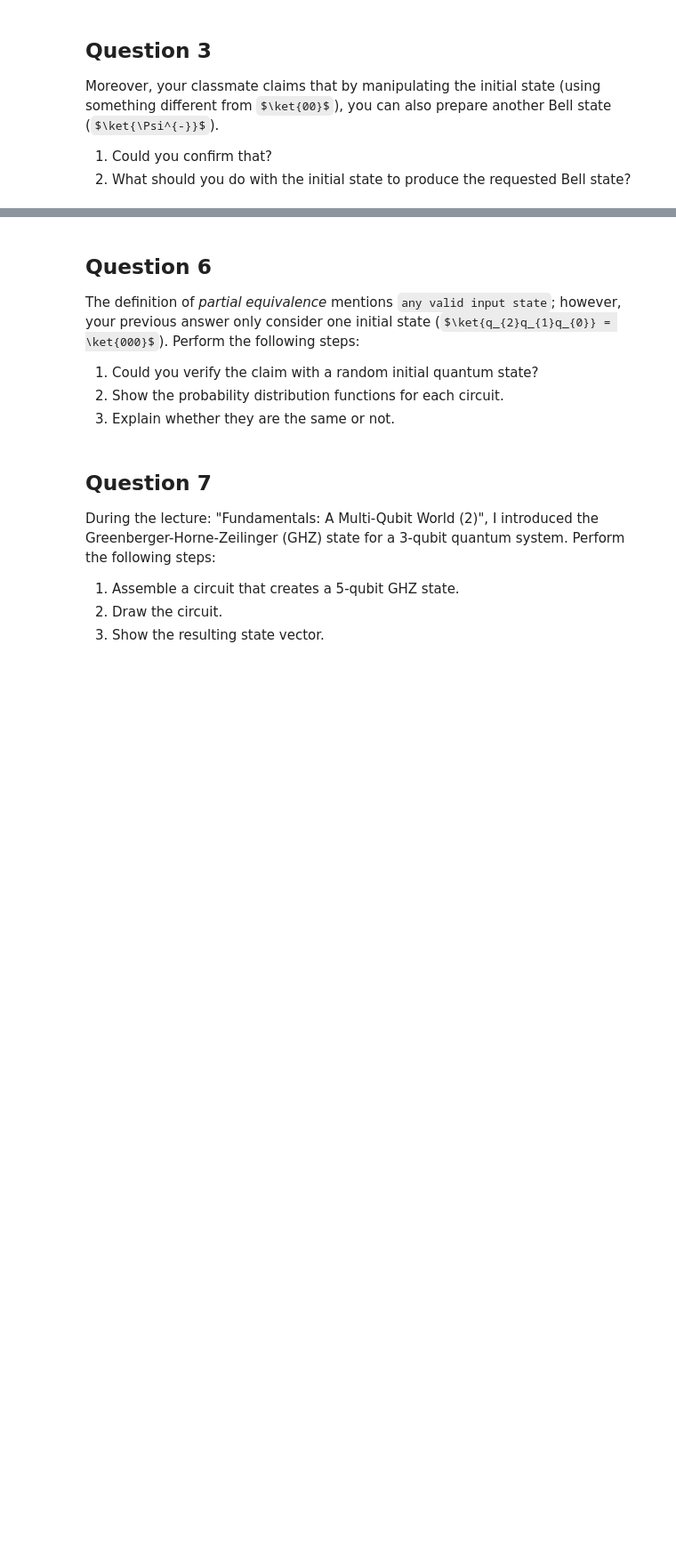
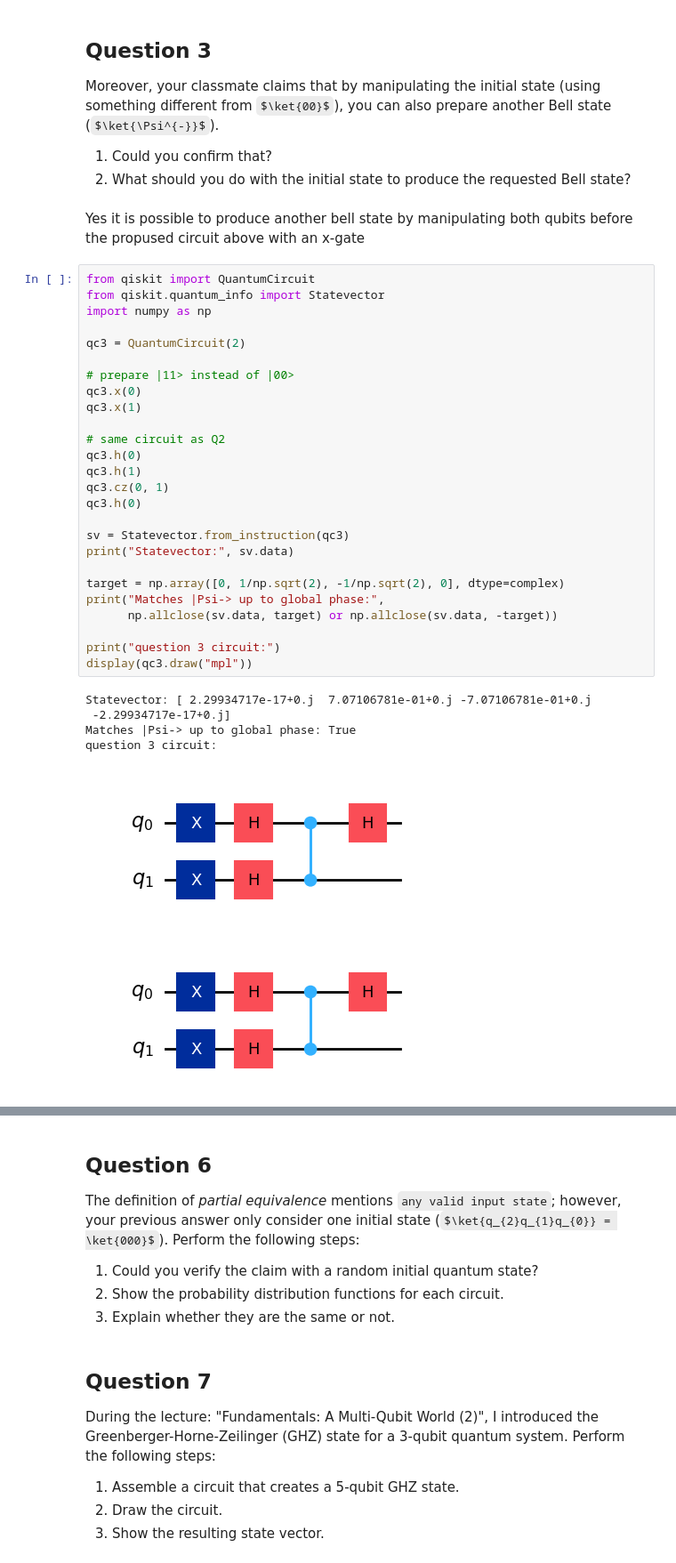
Before and after one commit to RowieK/Quantum-Computing-Minor, a Jupyter notebook: QCI - Assignment5/Assignment5/QCI - Assignment5.ipynb, the cells around one changed output, grey strips where cells are left out. Shown at 89% size. Drawn from its saved outputs; the diff is of its cells as text; some formulas as TeX source; blank space fills up the shorter version.

```diff
--- a/QCI - Assignment5/Assignment5/QCI - Assignment5.ipynb
+++ b/QCI - Assignment5/Assignment5/QCI - Assignment5.ipynb
@@ -75,6 +188,41 @@ Moreover, your classmate claims that by manipulating the initial state (using so
 
 1. Could you confirm that?
 2. What should you do with the initial state to produce the requested Bell state?
+# %% [markdown]
+Yes it is possible to produce another bell state by manipulating both qubits before the propused circuit above with an x-gate
+# %%
+from qiskit import QuantumCircuit
+from qiskit.quantum_info import Statevector
+import numpy as np
+
+qc3 = QuantumCircuit(2)
+
+# prepare |11> instead of |00>
+qc3.x(0)
+qc3.x(1)
+
+# same circuit as Q2
+qc3.h(0)
+qc3.h(1)
+qc3.cz(0, 1)
+qc3.h(0)
+
+sv = Statevector.from_instruction(qc3)
+print("Statevector:", sv.data)
+
+target = np.array([0, 1/np.sqrt(2), -1/np.sqrt(2), 0], dtype=complex)
+print("Matches |Psi-> up to global phase:",
+      np.allclose(sv.data, target) or np.allclose(sv.data, -target))
+
+print("question 3 circuit:")
+display(qc3.draw("mpl"))
+# %% [output]
+Statevector: [ 2.29934717e-17+0.j  7.07106781e-01+0.j -7.07106781e-01+0.j
+ -2.29934717e-17+0.j]
+Matches |Psi-> up to global phase: True
+question 3 circuit:
+[figure, added]
+[figure, added]
 # %% [markdown]
 ## Question 4
 
```
Also changed, not shown: parts of 6 cells of this notebook.
